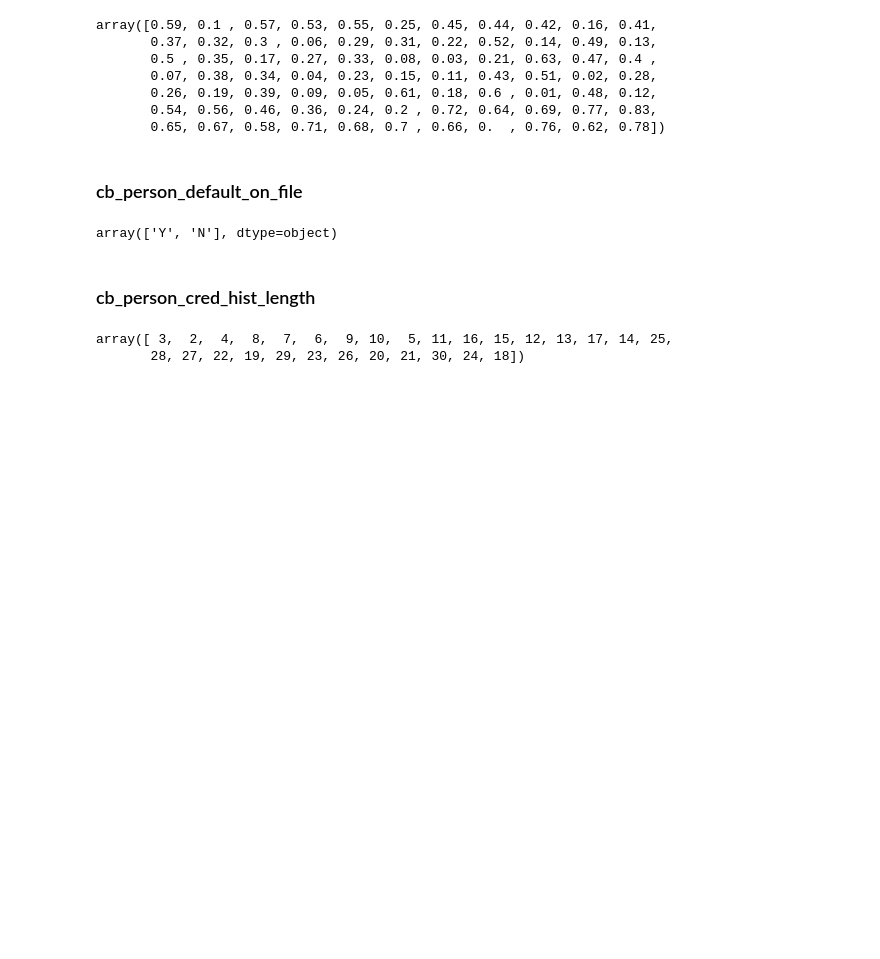
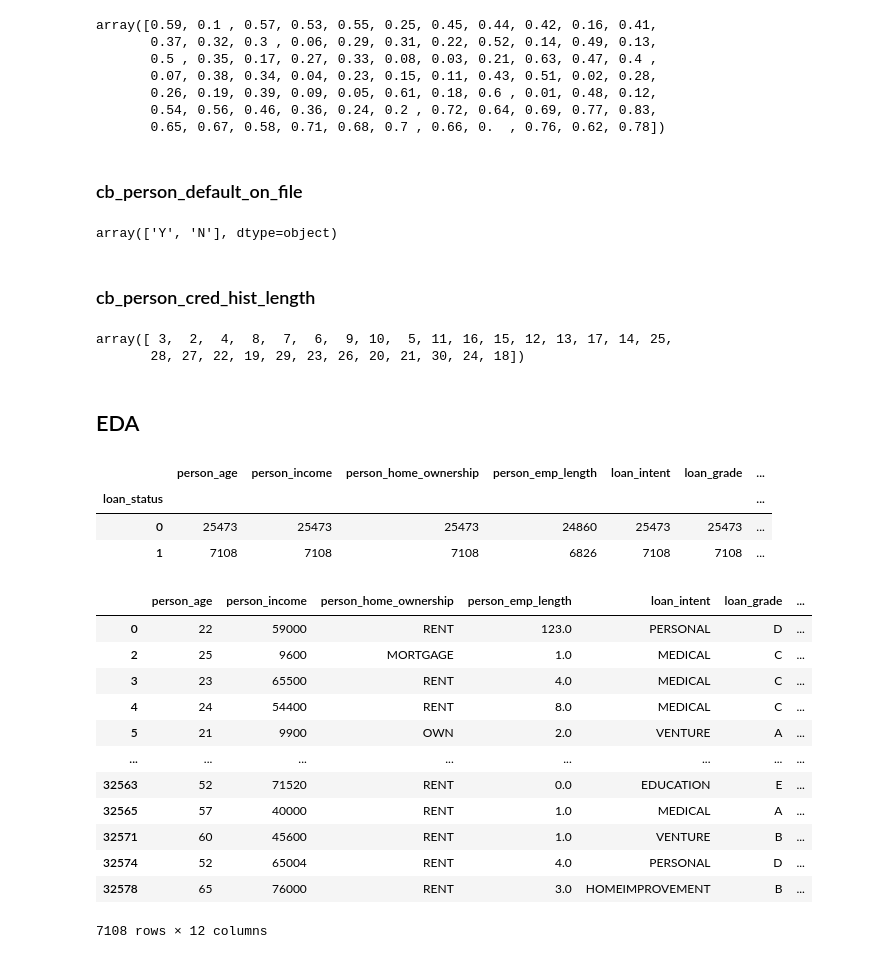
Before and after one commit to donmarcolaureano/kaggle-loan-prediction, a Jupyter notebook: kaggle loan approval prediction.ipynb, the cells around one changed output. Cells and saved outputs as stored; diff of their text form; code cells hidden in the pictures; blank space fills up the shorter version.

```diff
--- a/kaggle loan approval prediction.ipynb
+++ b/kaggle loan approval prediction.ipynb
@@ -179,3 +203,29 @@ loan_data['cb_person_cred_hist_length'].unique()
 # %% [output]
 array([ 3,  2,  4,  8,  7,  6,  9, 10,  5, 11, 16, 15, 12, 13, 17, 14, 25,
        28, 27, 22, 19, 29, 23, 26, 20, 21, 30, 24, 18])
+# %% [markdown]
+## EDA
+# %%
+loan_data.groupby(['loan_status']).count()
+# %% [output]
+|  | person_age | person_income | person_home_ownership | person_emp_length | loan_intent | loan_grade | ... |
+| loan_status |  |  |  |  |  |  | ... |
+| 0 | 25473 | 25473 | 25473 | 24860 | 25473 | 25473 | ... |
+| 1 | 7108 | 7108 | 7108 | 6826 | 7108 | 7108 | ... |
+# %%
+status_1 = loan_data.loc[loan_data['loan_status'] > 0]
+status_1
+# %% [output]
+|  | person_age | person_income | person_home_ownership | person_emp_length | loan_intent | loan_grade | ... |
+| 0 | 22 | 59000 | RENT | 123.0 | PERSONAL | D | ... |
+| 2 | 25 | 9600 | MORTGAGE | 1.0 | MEDICAL | C | ... |
+| 3 | 23 | 65500 | RENT | 4.0 | MEDICAL | C | ... |
+| 4 | 24 | 54400 | RENT | 8.0 | MEDICAL | C | ... |
+| 5 | 21 | 9900 | OWN | 2.0 | VENTURE | A | ... |
+| ... | ... | ... | ... | ... | ... | ... | ... |
+| 32563 | 52 | 71520 | RENT | 0.0 | EDUCATION | E | ... |
+| 32565 | 57 | 40000 | RENT | 1.0 | MEDICAL | A | ... |
+| 32571 | 60 | 45600 | RENT | 1.0 | VENTURE | B | ... |
+| 32574 | 52 | 65004 | RENT | 4.0 | PERSONAL | D | ... |
+| 32578 | 65 | 76000 | RENT | 3.0 | HOMEIMPROVEMENT | B | ... |
+7108 rows × 12 columns
```
Also changed, not shown: parts of 7 cells of this notebook.
